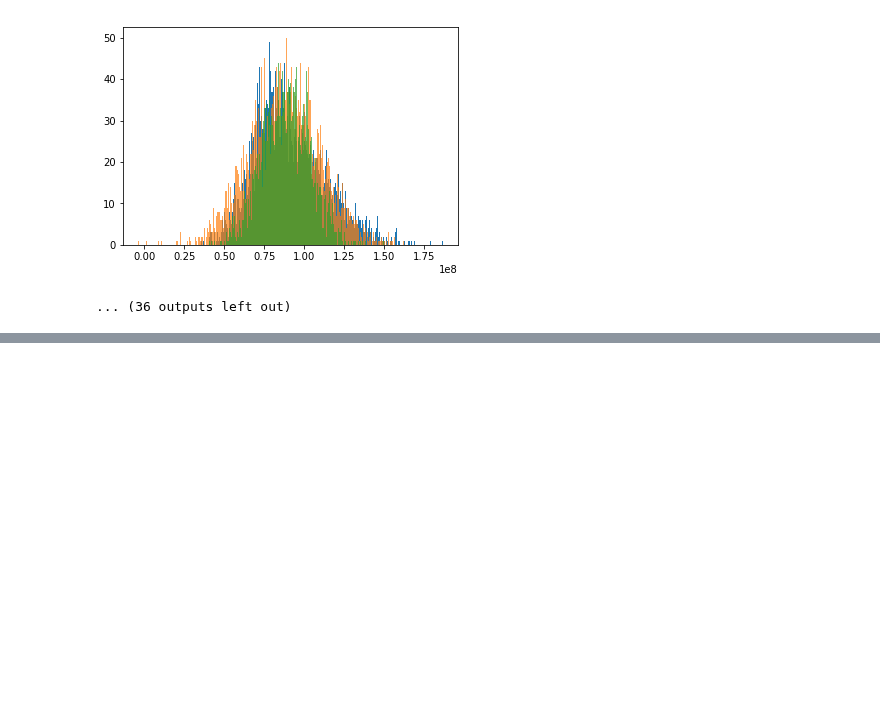
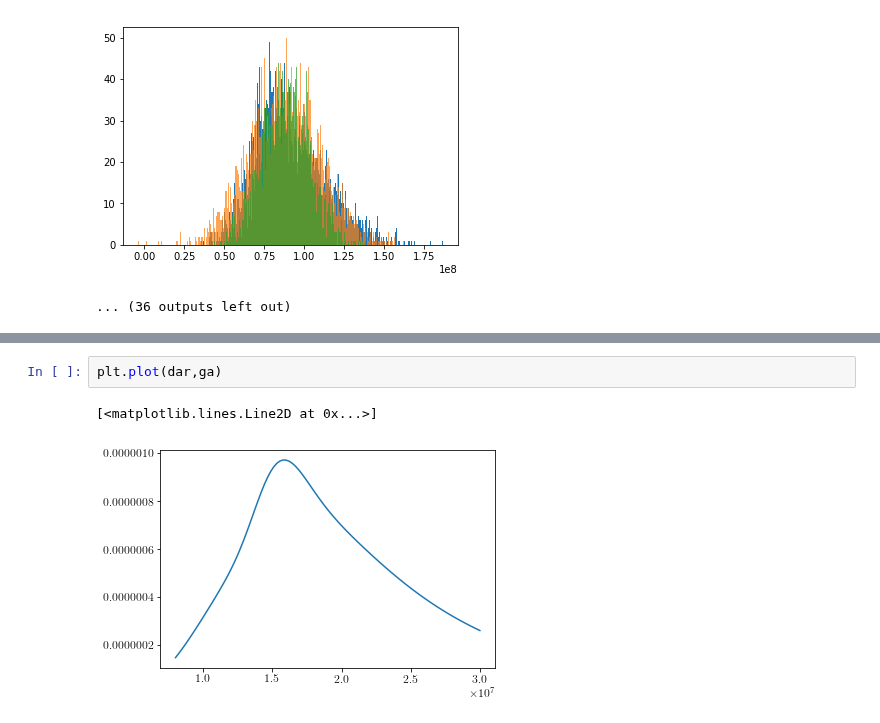
Before and after one commit to saint-germain/anisotropias, a Jupyter notebook: dist_viz.ipynb, the cells around one changed output, grey strips where cells are left out. Cells and saved outputs as stored; diff of their text form; blank space fills up the shorter version.

```diff
--- a/dist_viz.ipynb
+++ b/dist_viz.ipynb
@@ -251,0 +372,5 @@ bootsig
+# %%
+plt.plot(dar,ga)
+# %% [output]
+[<matplotlib.lines.Line2D at 0x...>]
+[figure, added]
```
Also changed, not shown: parts of 14 cells of this notebook, 4 other files.
